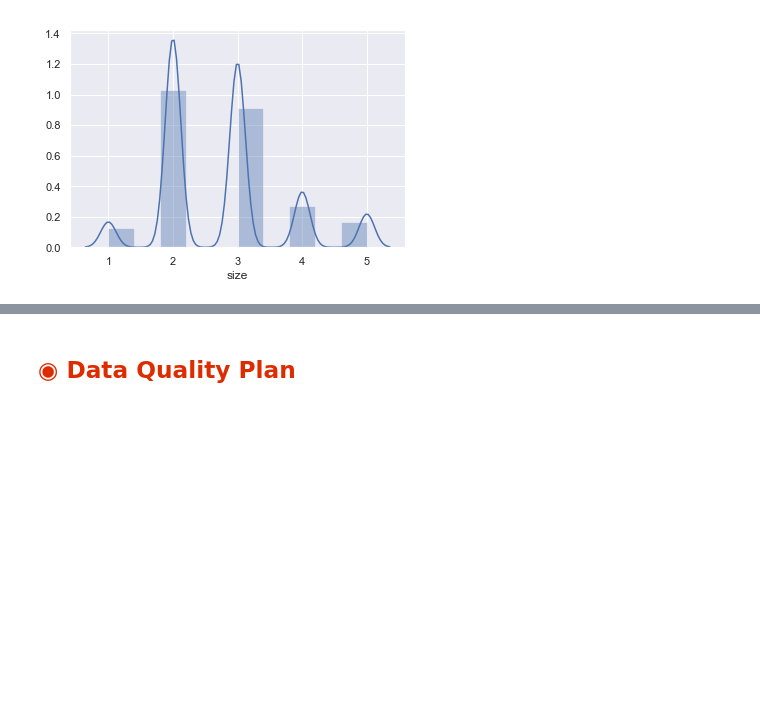
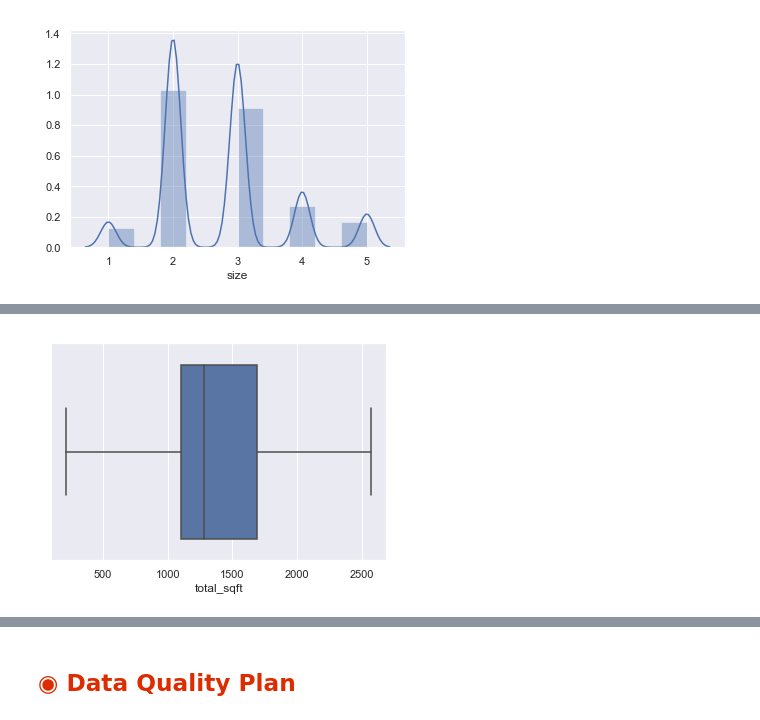
Before and after one commit to harshrpg/MachineHack, a Jupyter notebook: House Prices in Bengaluru/Predicting House Prices - Harsh.ipynb, the cells around one changed output, grey strips where cells are left out. Cells and saved outputs as stored; diff of their text form; code cells hidden in the pictures; blank space fills up the shorter version.

```diff
--- a/House Prices in Bengaluru/Predicting House Prices - Harsh.ipynb
+++ b/House Prices in Bengaluru/Predicting House Prices - Harsh.ipynb
@@ -997,0 +1027,14 @@ sns.distplot(df['size'], bins=10)
+# %%
+# Clamping the outliers
+IQR = 1688 - 1100 # Q3 - Q1
+threshold = 1688 + 1.5*IQR
+import math
+threshold = math.ceil(threshold)
+df_clean['total_sqft'].clip_upper(threshold=threshold,inplace=True)
+threshold = 1100 - 1.5*IQR
+threshold = math.floor(threshold)
+df_clean['total_sqft'].clip_lower(threshold=threshold,inplace=True)
+# %%
+ax = sns.boxplot(x=df_clean['total_sqft'])
+# %% [output]
+[figure, added]
```
Also changed, not shown: parts of 95 cells of this notebook, 3 other files.
